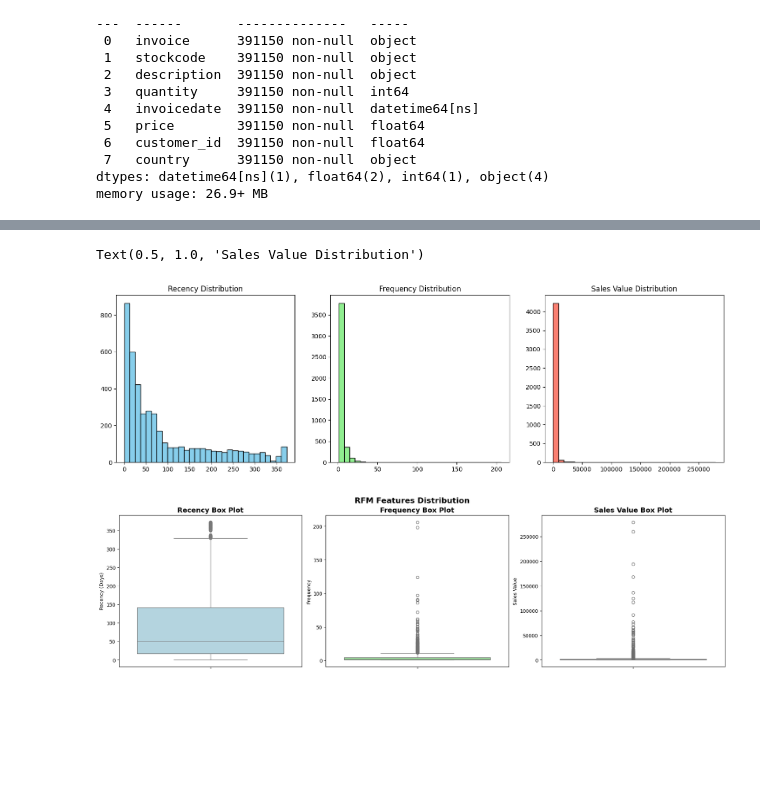
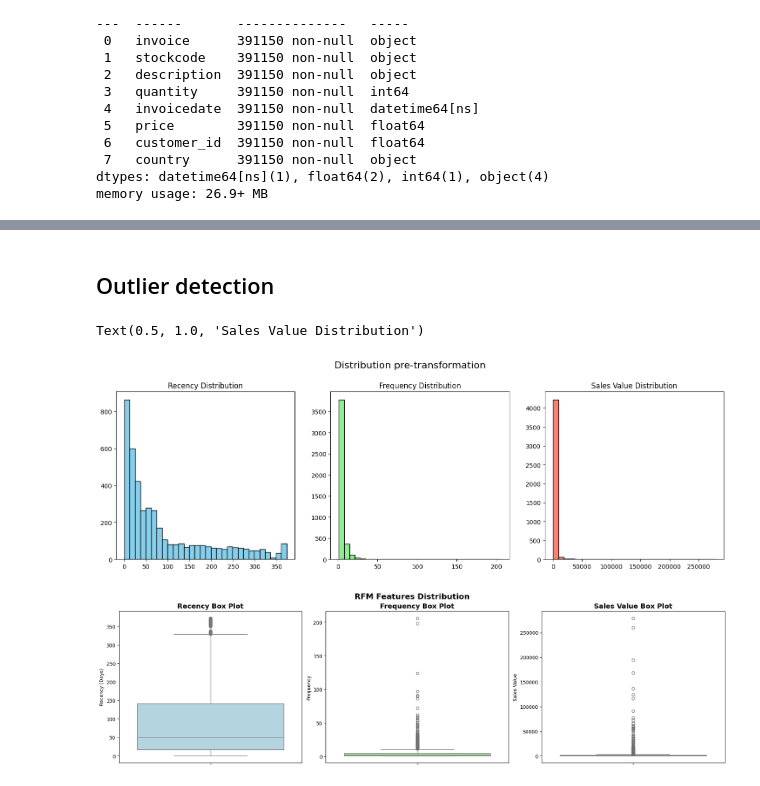
Before and after one commit to CaballeroRAR/ds_projects_collabs, a Jupyter notebook: 1-cluster_retail_uci/notebook/cluster_retail.ipynb, the cells around one changed output, grey strips where cells are left out. Saved outputs shown, nothing was run; the diff lists cells and outputs as text; code cells hidden in the pictures; blank space fills up the shorter version.

```diff
--- a/1-cluster_retail_uci/notebook/cluster_retail.ipynb
+++ b/1-cluster_retail_uci/notebook/cluster_retail.ipynb
@@ -598,0 +607,6 @@ Number of abnormal stockcodes in cleaned dataframe: 32873
+# %%
+# Ensure 'country' column is of type string
+# df_fe = df_column_to_string(df_fe, 'country') # Output: 'country' is string!
+df_fe, country_map = mean_encoder(df_fe, 'country', True) # Save country map for later
+
+df_fe.head()
@@ -598,0 +622,4 @@ Number of abnormal stockcodes in cleaned dataframe: 32873
+# %%
+# To int
+df_fe['customer_id'] = df_fe['customer_id'].astype(int)
+df_fe.info()
@@ -609,8 +670,9 @@ df_fe.head()
 # %%
-df_fe = df_fe.groupby(by='customer_id', as_index=False).agg(
-    sale_value=('sale_total','sum'), # Total sales value per customer
-    frecuency=('invoice','nunique'), # Number of unique invoices per customer (how many times has this client purchased)
+df_rfm = df_fe.groupby(by='customer_id', as_index=False).agg(
+    sale_value=('sale_total','sum'), # Total sales value per customer "M"
+    frequency=('invoice','nunique'), # Number of unique invoices per customer (how many times has this client purchased) "F"
     last_invoice_date=('invoicedate','max') # Last invoice date per customer
 )
-df_fe.head()
+
+df_rfm.head()
 # %% [output]
@@ -623,7 +685,10 @@ df_fe.head()
 # %%
-max_date = df_fe['last_invoice_date'].max() # Whats the latest date in record to calculate recency
+max_date = df_rfm['last_invoice_date'].max() # Whats the latest date in record to calculate recency
 
-df_fe['recency_days'] = (max_date - df_fe['last_invoice_date']).dt.days # Agregate recency in days
-print(df_fe.head())
-# print(df_fe.describe())
+df_rfm['recency_days'] = (max_date - df_rfm['last_invoice_date']).dt.days # Agregate recency in days "R"
+
+df_rfm.drop(columns=['last_invoice_date'], inplace=True)
+# print(df_rfm.head())
+print(df_rfm.describe())
+print(df_rfm.info())
 # %% [output]
@@ -636,15 +712,19 @@ print(df_fe.head())
+# %% [markdown]
+## Outlier detection
 # %%
 # Graph distributions of RFM features
 fig, axes = plt.subplots(1, 3, figsize=(18, 5))
-axes[0].hist(df_fe['recency_days'], bins=30, color='skyblue', edgecolor='black')
+fig.suptitle('Distribution pre-transformation', fontsize=16, y=1.02)
+axes[0].hist(df_rfm['recency_days'], bins=30, color='skyblue', edgecolor='black')
 axes[0].set_title('Recency Distribution')
-axes[1].hist(df_fe['frecuency'], bins=30, color='lightgreen', edgecolor='black')
+axes[1].hist(df_rfm['frequency'], bins=30, color='lightgreen', edgecolor='black')
 axes[1].set_title('Frequency Distribution')
-axes[2].hist(df_fe['sale_value'], bins=30, color='salmon', edgecolor='black')
+axes[2].hist(df_rfm['sale_value'], bins=30, color='salmon', edgecolor='black')
 axes[2].set_title('Sales Value Distribution')
+# Several skewness detected in frequency and sales (monetary value)
 # %% [output]
 Text(0.5, 1.0, 'Sales Value Distribution')
-[figure, old version]
+[figure, new version]
 # %%
 fig, axes = plt.subplots(1, 3, figsize=(18, 5), constrained_layout=True)
 
```
Also changed, not shown: parts of 23 cells of this notebook, 1 other file.
